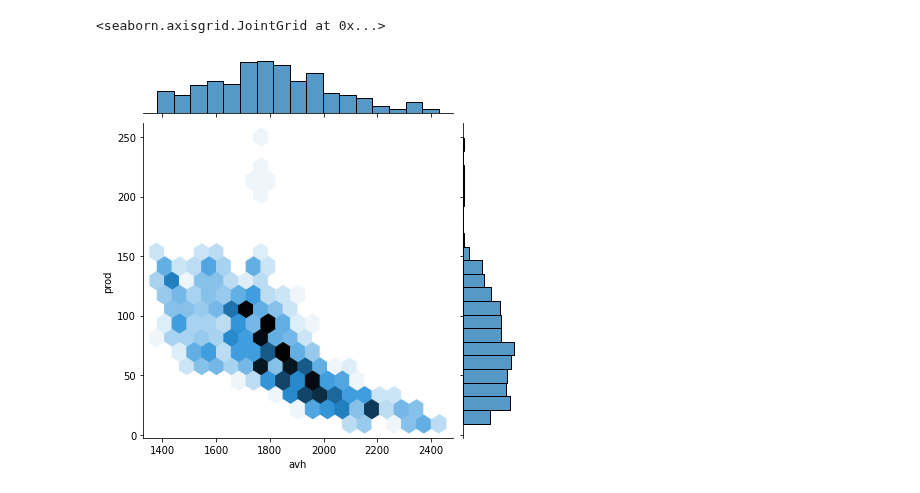
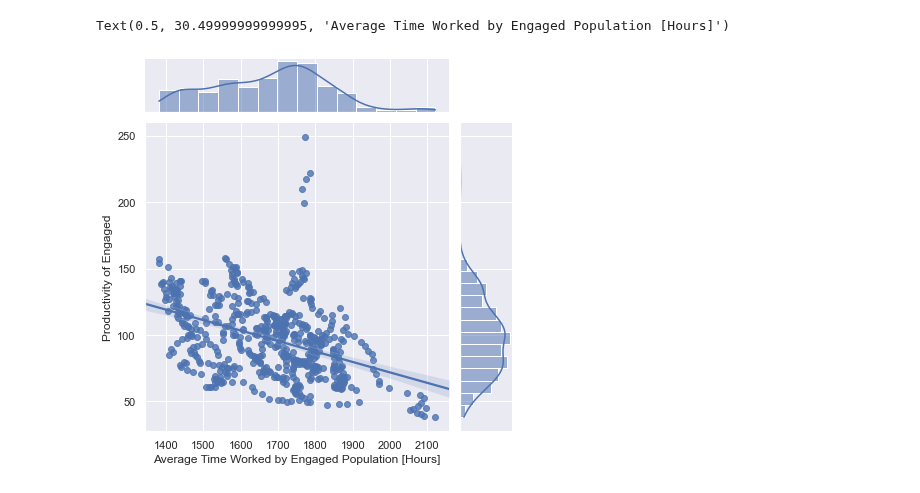
Before and after one commit to ubco-W2022T1-cosc301/project-group17, a Jupyter notebook: notebooks/group_analysis.ipynb, the cells around one changed output. Cells and saved outputs as stored; diff of their text form; code cells hidden in the pictures.

```diff
--- a/notebooks/group_analysis.ipynb
+++ b/notebooks/group_analysis.ipynb
@@ -43,5 +36,12 @@ Text(0.5, 1.0, 'Productivity of Engaged Population across Years')
-# %%
-sns.jointplot(x = all_clean['avh'], y = all_clean['prod'], kind = 'hex')
-# %% [output]
-<seaborn.axisgrid.JointGrid at 0x...>
-[figure, removed]
+# %%
+sns.set_theme(style="darkgrid")
+h = sns.jointplot(x = all_clean['avh'], y = all_clean['prod'], kind = 'reg',truncate=False)
+
+h.ax_joint.set_ylabel("Productivity of Engaged")
+h.ax_joint.set_xlabel("Average Time Worked by Engaged Population [Hours]")
+
+## deciding which plot is more useful between this and the one below.
+## Probably the one below, the year information seems good to add, and I cant have both that and the histograms
+# %% [output]
+Text(0.5, 30.49999999999995, 'Average Time Worked by Engaged Population [Hours]')
+[figure, added]
```
Also changed, not shown: parts of 7 cells of this notebook, 1 other file.
